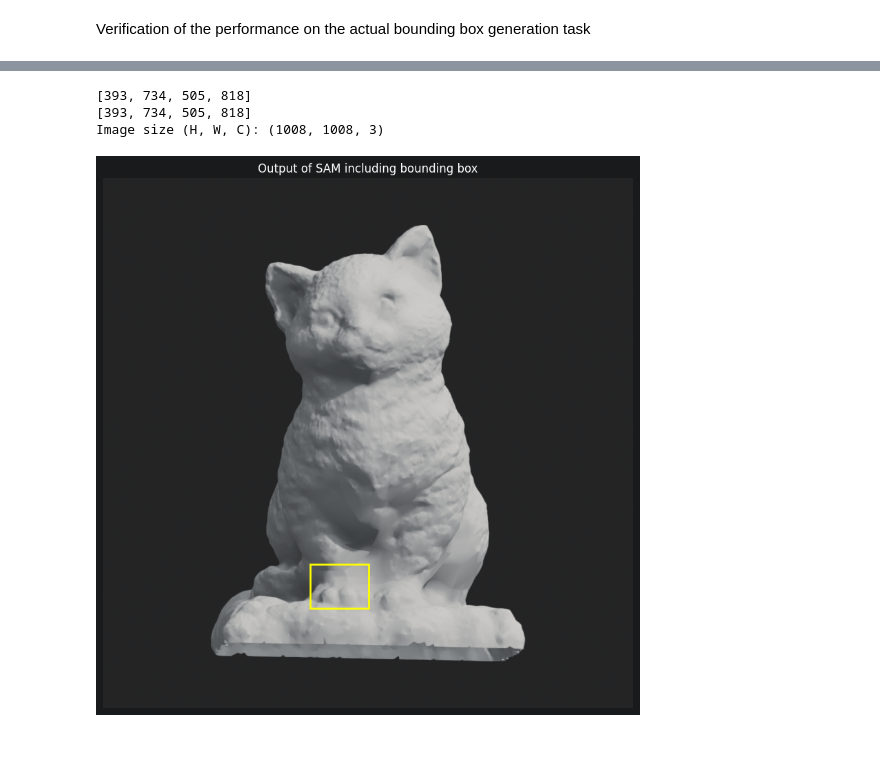
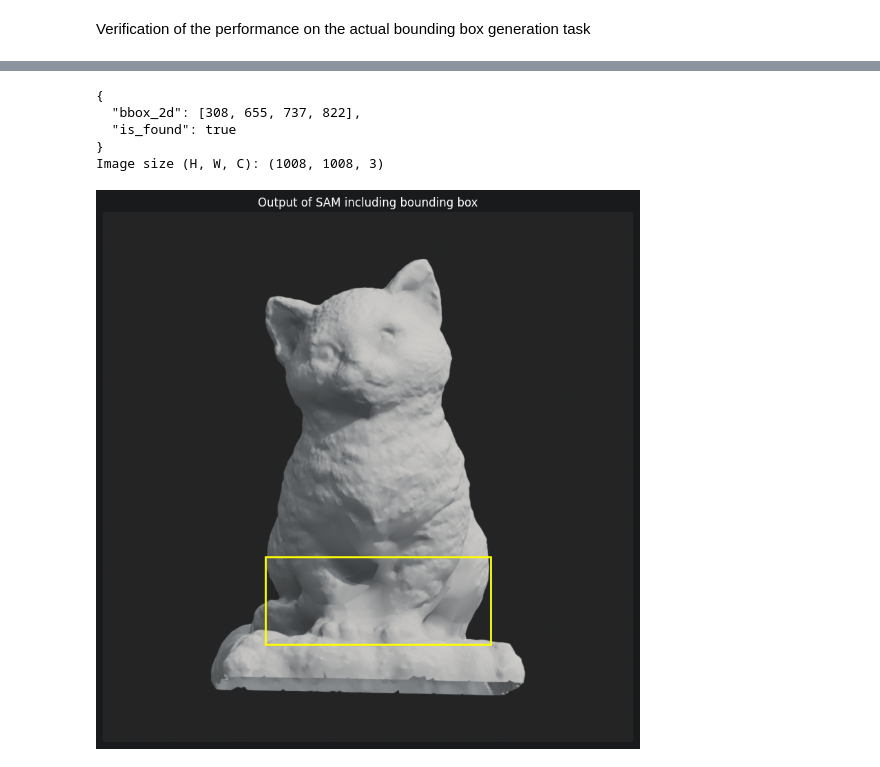
Before and after one commit to Lyynnnx/vlm-based-3d-shape-editing, a Jupyter notebook: vlm_setup_and_boundary_box_generation.ipynb, the cells around one changed output, grey strips where cells are left out. Saved outputs shown, nothing was run; the diff lists cells and outputs as text; code cells hidden in the pictures.

Commit message:
improve the generation of bounding boxes and e2e test

```diff
--- a/vlm_setup_and_boundary_box_generation.ipynb
+++ b/vlm_setup_and_boundary_box_generation.ipynb
@@ -149,11 +170,23 @@ Image size (H, W, C): (1008, 1008, 3)
 # %%
 image_path = "test_images/test_image_3.png"
 user_prompt = "paw"
-bounding_box = utils.generate_bounding_box_for_image("192.168.178.23", image_path, f"{user_prompt}")
-print(bounding_box)
-visualize_segmentation(image_path= image_path ,mask=None,x1= bounding_box[0],y1= bounding_box[1],x2= bounding_box[2],y2= bounding_box[3])
+json_output = generate_bounding_box_for_image('192.168.178.23', image_path, f"{user_prompt}")
+data = json.loads(json_output)
+is_found = data['is_found']
+if not is_found:
+    visualize_segmentation(image_path= image_path ,mask=None,x1= 0,y1= 0,x2= 1000,y2= 1000)
+else:
+    four_coordinates = data['bbox_2d']
+    x1= four_coordinates[0]
+    y1= four_coordinates[1]
+    x2= four_coordinates[2]
+    y2= four_coordinates[3]
+    print(json_output)
+    visualize_segmentation(image_path= image_path ,mask=None,x1= x1,y1= y1,x2= x2,y2= y2)
 # %% [output]
-[393, 734, 505, 818]
-[393, 734, 505, 818]
+{
+  "bbox_2d": [308, 655, 737, 822],
+  "is_found": true
+}
 Image size (H, W, C): (1008, 1008, 3)
-[figure, old version]
+[figure, new version]
```
Also changed, not shown: parts of 7 cells of this notebook, 3 other files.
